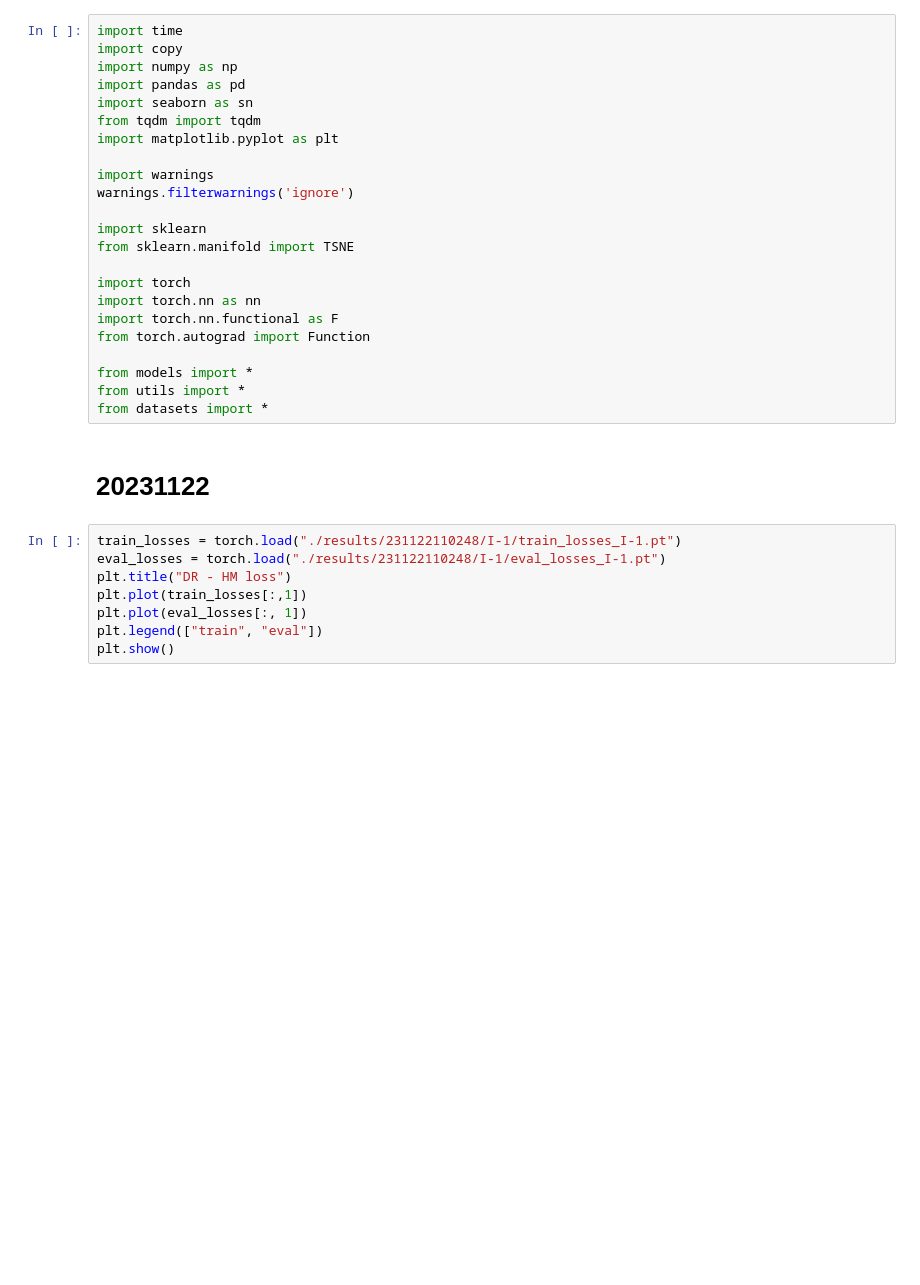
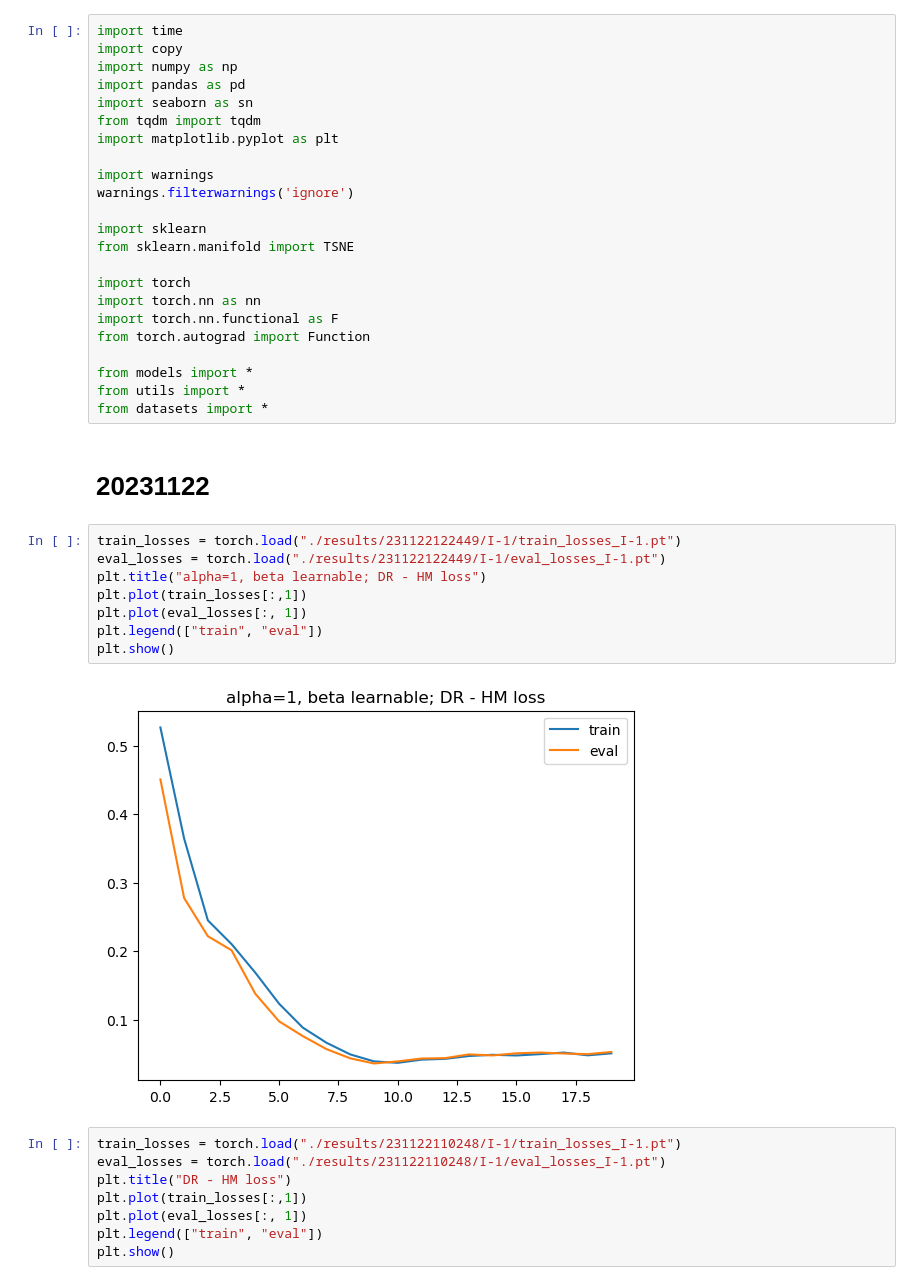
Before and after one commit to ZhangWan-byte/DVHL, a Jupyter notebook: evaluation.ipynb, the cells around one changed output. Drawn from its saved outputs; the diff is of its cells as text; blank space fills up the shorter version.

```diff
--- a/evaluation.ipynb
+++ b/evaluation.ipynb
@@ -23,6 +23,16 @@ from utils import *
 from datasets import *
 # %% [markdown]
 # 20231122
+# %%
+train_losses = torch.load("./results/231122122449/I-1/train_losses_I-1.pt")
+eval_losses = torch.load("./results/231122122449/I-1/eval_losses_I-1.pt")
+plt.title("alpha=1, beta learnable; DR - HM loss")
+plt.plot(train_losses[:,1])
+plt.plot(eval_losses[:, 1])
+plt.legend(["train", "eval"])
+plt.show()
+# %% [output]
+[figure, added]
 # %%
 train_losses = torch.load("./results/231122110248/I-1/train_losses_I-1.pt")
 eval_losses = torch.load("./results/231122110248/I-1/eval_losses_I-1.pt")
```
Also changed, not shown: 1 other file.
